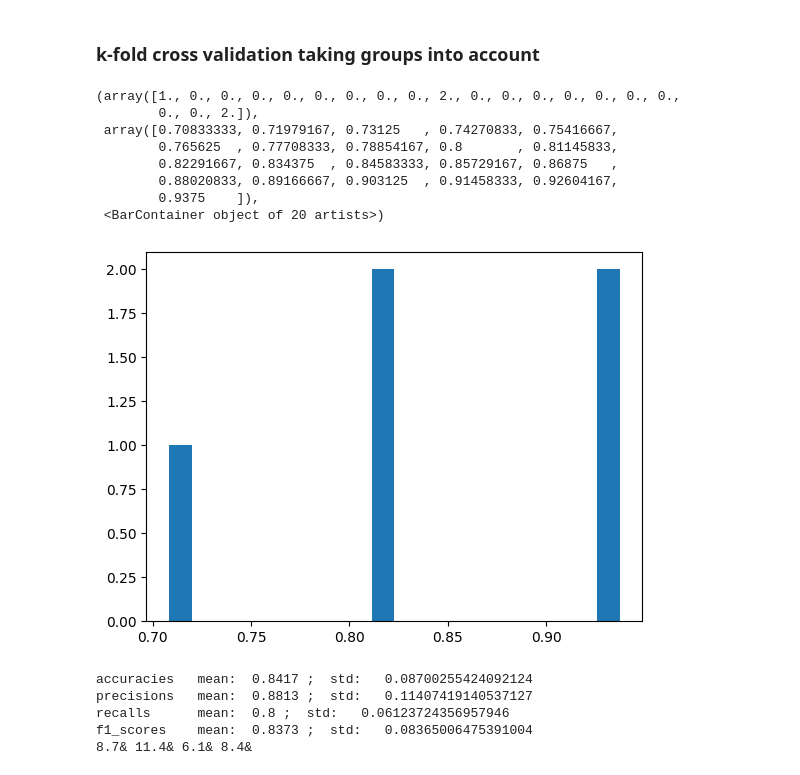
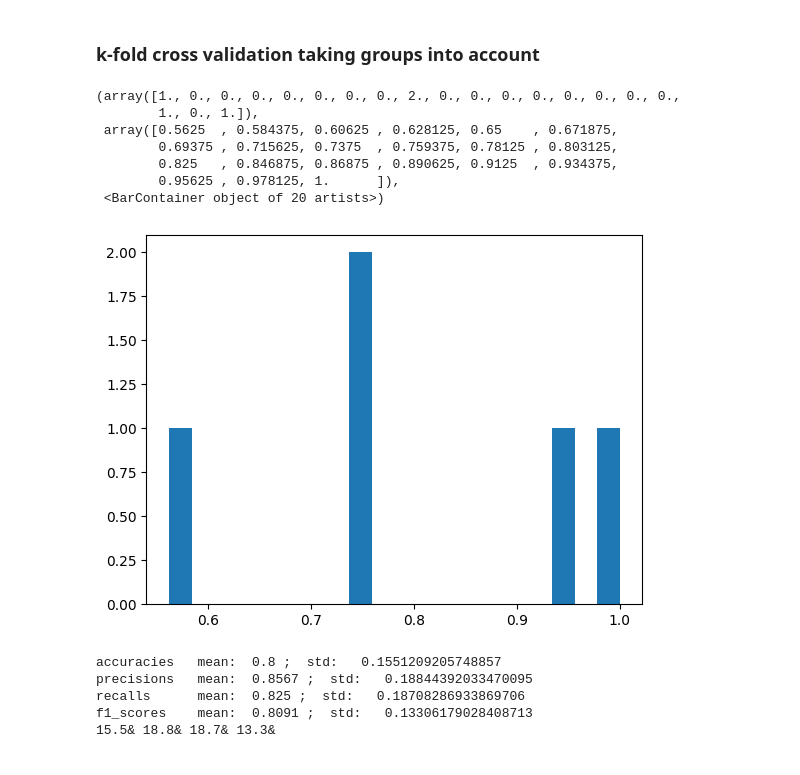
Before and after one commit to Falk0/AIA, a Jupyter notebook: PrimSec_Classification_Studium.ipynb, the cells around one changed output. Saved outputs shown, nothing was run; the diff lists cells and outputs as text; code cells hidden in the pictures.

```diff
--- a/PrimSec_Classification_Studium.ipynb
+++ b/PrimSec_Classification_Studium.ipynb
@@ -233,18 +233,20 @@ from sklearn.utils import shuffle
 # Create lists for splitting with groups, makes sure that same patient doesnt end up in train and test set
 primary = []
 secondary = []
-groups = []
+groups_primary = []
+groups_secondary = []
 for name in df:
-       groups.append(name[:3])
        if name[4]=='0':
                primary.append(name)
+               groups_primary.append(name[:3])
        else:
                secondary.append(name)
+               groups_secondary.append(name[:3])
 
 
 X = np.array(primary + secondary)
 Y = np.array([1] * len(primary) + [0] * len(secondary))
-
+groups = np.array(groups_primary + groups_secondary)
 
 # Number of folds
 k = 5
@@ -270,48 +272,46 @@ for train_index, test_index in gkf.split(X, Y, groups):     # Split data into tr
 
         X_train_data = []
         X_test_data = []
-
 
         for name in X_train:
                 x = np.std([i-j for i, j in zip(df[name]['dist2'][sd:ed], df[name]['dist2_filtered'][sd:ed])])
                 y = np.std([i-j for i, j in zip(df[name]['dist2'][sa:ea], df[name]['dist2_filtered2'][sa:ea])])
                 X_train_data.append([x, y])
 
         for name in X_test:
                 x = np.std([i-j for i, j in zip(df[name]['dist2'][sd:ed], df[name]['dist2_filtered'][sd:ed])])
                 y = np.std([i-j for i, j in zip(df[name]['dist2'][sa:ea], df[name]['dist2_filtered2'][sa:ea])])
                 X_test_data.append([x, y])
 
 
 
         # Fit the model
         model.fit(X_train_data, y_train)
 
 
         # Predict on the test set
         y_pred = model.predict(X_test_data)
         y_pred_prob = model.predict_proba(X_test_data)
 
 
         # Calculate and store the results
         accuracies.append(accuracy_score(y_test, y_pred))
         precisions.append(precision_score(y_test, y_pred))
         recalls.append(recall_score(y_test, y_pred))
         f1_scores.append(f1_score(y_test, y_pred))
 
 
 
 plt.hist(accuracies, bins=20)
 # %% [output]
-(array([1., 0., 0., 0., 0., 0., 0., 0., 0., 2., 0., 0., 0., 0., 0., 0., 0.,
-        0., 0., 2.]),
- array([0.70833333, 0.71979167, 0.73125   , 0.74270833, 0.75416667,
-        0.765625  , 0.77708333, 0.78854167, 0.8       , 0.81145833,
-        0.82291667, 0.834375  , 0.84583333, 0.85729167, 0.86875   ,
-        0.88020833, 0.89166667, 0.903125  , 0.91458333, 0.92604167,
-        0.9375    ]),
+(array([1., 0., 0., 0., 0., 0., 0., 0., 2., 0., 0., 0., 0., 0., 0., 0., 0.,
+        1., 0., 1.]),
+ array([0.5625  , 0.584375, 0.60625 , 0.628125, 0.65    , 0.671875,
+        0.69375 , 0.715625, 0.7375  , 0.759375, 0.78125 , 0.803125,
+        0.825   , 0.846875, 0.86875 , 0.890625, 0.9125  , 0.934375,
+        0.95625 , 0.978125, 1.      ]),
  <BarContainer object of 20 artists>)
-[figure, old version]
+[figure, new version]
 # %%
 print('accuracies   mean: ', round(np.mean(accuracies), 4), ';  std:  ', np.std(accuracies))
 print('precisions   mean: ', round(np.mean(precisions), 4), ';  std:  ', np.std(precisions))
@@ -322,11 +322,11 @@ for i in [accuracies, precisions, recalls, f1_scores]:
     print(round(np.std(i)*100, 1), end='')
     print('& ', end='')
 # %% [output]
-accuracies   mean:  0.8417 ;  std:   0.08700255424092124
-precisions   mean:  0.8813 ;  std:   0.11407419140537127
-recalls      mean:  0.8 ;  std:   0.06123724356957946
-f1_scores    mean:  0.8373 ;  std:   0.08365006475391004
-8.7& 11.4& 6.1& 8.4&
+accuracies   mean:  0.8 ;  std:   0.1551209205748857
+precisions   mean:  0.8567 ;  std:   0.18844392033470095
+recalls      mean:  0.825 ;  std:   0.18708286933869706
+f1_scores    mean:  0.8091 ;  std:   0.13306179028408713
+15.5& 18.8& 18.7& 13.3&
 # %%
 print(y_pred_prob[:,0])
 # ROC Curve
```
Also changed, not shown: parts of 1 cell of this notebook, 1 other file.
